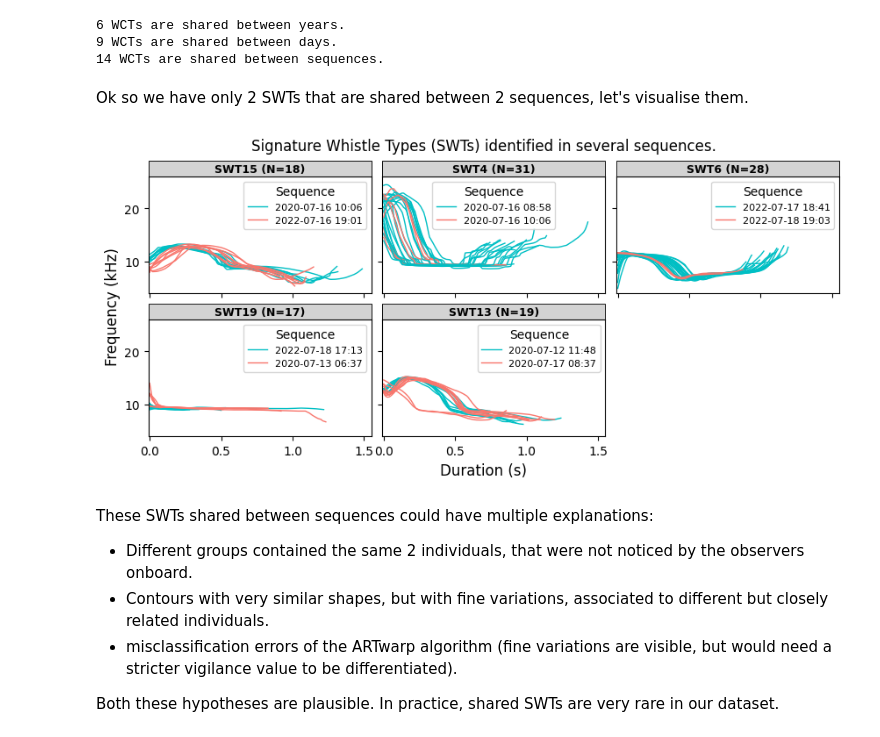
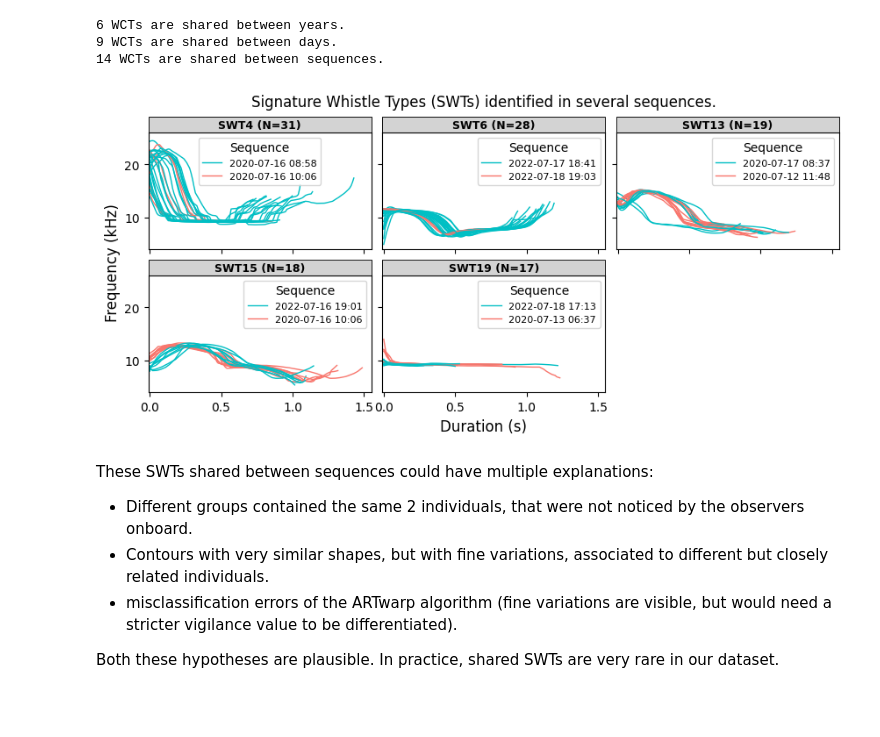
Before and after one commit to Loic-lhf/SIGWI, a Jupyter notebook: WCT_analysis.ipynb, the cells around one changed output. Cells and saved outputs as stored; diff of their text form; code cells hidden in the pictures; blank space fills up the shorter version.

```diff
--- a/WCT_analysis.ipynb
+++ b/WCT_analysis.ipynb
@@ -769,10 +346,9 @@ print(
 6 WCTs are shared between years.
 9 WCTs are shared between days.
 14 WCTs are shared between sequences.
-# %% [markdown]
-Ok so we have only 2 SWTs that are shared between 2 sequences, let's visualise them.
 # %%
 shared_sequence = categories_multi_dates(results_df[results_df[the_interval]], "sequence")
+shared_sequence.sort_values(by="category", inplace=True)
 
 colors = ["#00BFC4","#F8766D"]
 
@@ -820,34 +396,34 @@ for cat_id, cat_name in enumerate(shared_sequence.category.unique()):
 
     # make each label unique
     handles, labels = axs[curr_grid[0],curr_grid[1]].get_legend_handles_labels()
     labels = [label.replace("_", " ") for label in labels]
     unique_labels = dict(zip(labels, handles))
     axs[curr_grid[0],curr_grid[1]].legend(
         unique_labels.values(), unique_labels.keys(),
         title="Sequence", prop={"size":8}, fontsize=6)
 
     if curr_grid[1] >= side_length[1]-1:
         curr_grid[0] += 1
         curr_grid[1] = 0
     else:
         curr_grid[1] += 1
 
 
 axs[0,0].set_xlim(-0.01,1.55)
 axs[0,0].set_ylim(4,26)
 fig.supylabel("Frequency (kHz)")
 fig.supxlabel("Duration (s)")
 fig.delaxes(axs[-1, -1])
 fig.suptitle("Signature Whistle Types (SWTs) identified in several sequences.")
 
 fig.subplots_adjust(
     left=0.075, right=0.95,
     bottom=0.13, top=0.87,
     wspace=0.05, hspace=0.225)
 fig.savefig("/home/loic/Pictures/CDD/SWTs_shared_sequences.pdf")
 plt.show()
 # %% [output]
-[figure, old version]
+[figure, new version]
 # %% [markdown]
 These SWTs shared between sequences could have multiple explanations:
 - Different groups contained the same 2 individuals, that were not noticed by the observers onboard.
```
Also changed, not shown: parts of 60 cells of this notebook, 9 other files.
